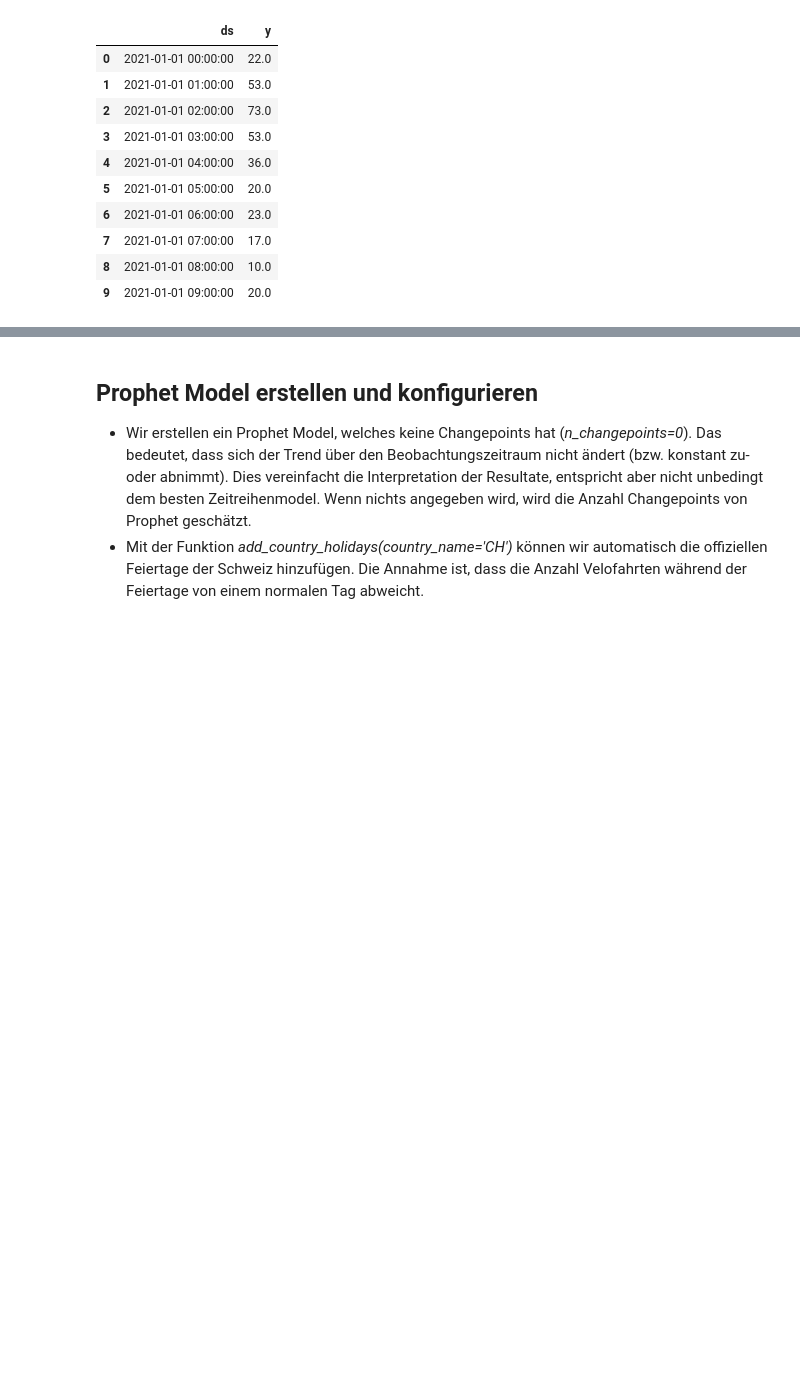
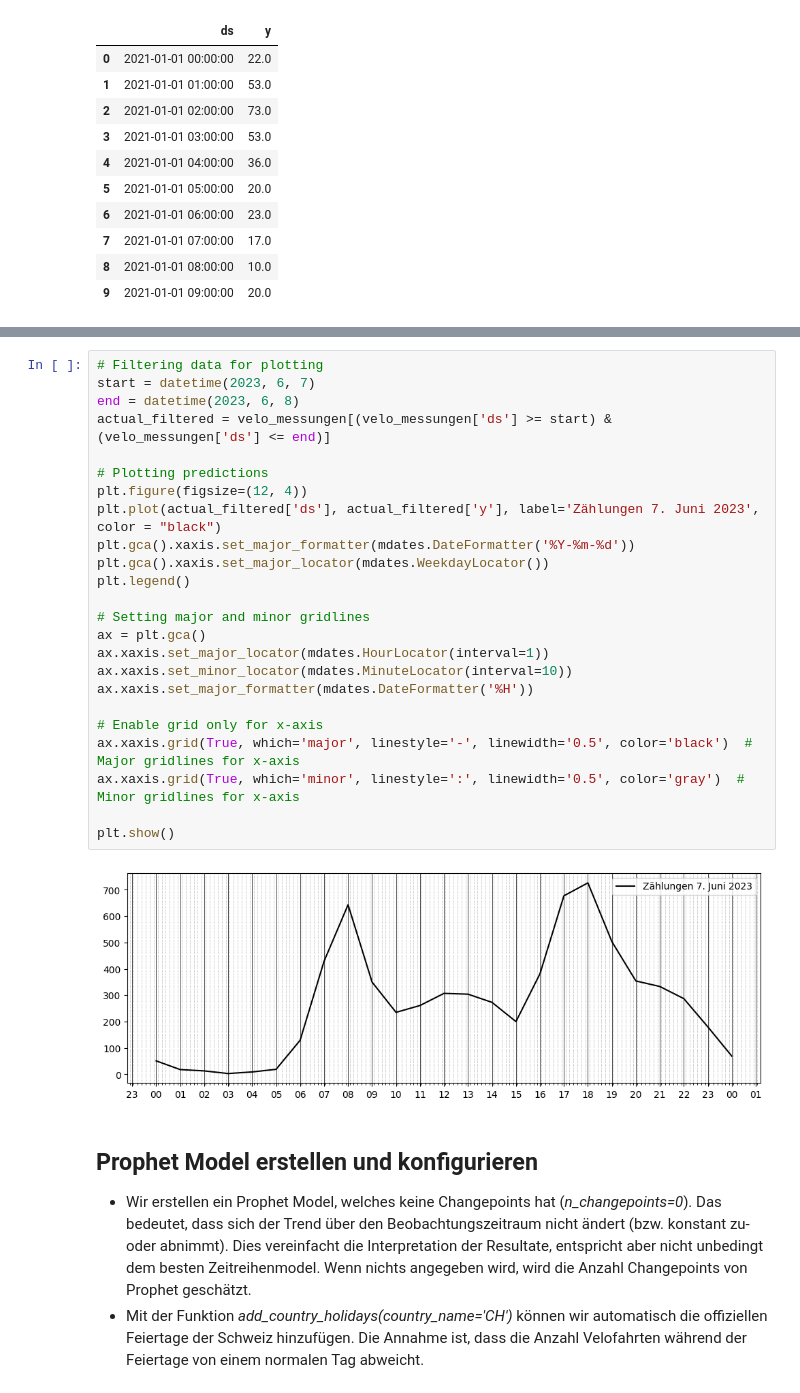
Before and after one commit to curdon/velo-prophet, a Jupyter notebook: Datenanalyse/Code/02-Zeitreihenanalyse.ipynb, the cells around one changed output, grey strips where cells are left out. Drawn from its saved outputs; the diff is of its cells as text; blank space fills up the shorter version.

```diff
--- a/Datenanalyse/Code/02-Zeitreihenanalyse.ipynb
+++ b/Datenanalyse/Code/02-Zeitreihenanalyse.ipynb
@@ -35,3 +90,29 @@ velo_messungen.head(10)
+# %%
+# Filtering data for plotting
+start = datetime(2023, 6, 7)
+end = datetime(2023, 6, 8)
+actual_filtered = velo_messungen[(velo_messungen['ds'] >= start) & (velo_messungen['ds'] <= end)]
+
+# Plotting predictions
+plt.figure(figsize=(12, 4))
+plt.plot(actual_filtered['ds'], actual_filtered['y'], label='Zählungen 7. Juni 2023', color = "black")
+plt.gca().xaxis.set_major_formatter(mdates.DateFormatter('%Y-%m-%d'))
+plt.gca().xaxis.set_major_locator(mdates.WeekdayLocator())
+plt.legend()
+
+# Setting major and minor gridlines
+ax = plt.gca()
+ax.xaxis.set_major_locator(mdates.HourLocator(interval=1))
+ax.xaxis.set_minor_locator(mdates.MinuteLocator(interval=10))
+ax.xaxis.set_major_formatter(mdates.DateFormatter('%H'))
+
+# Enable grid only for x-axis
+ax.xaxis.grid(True, which='major', linestyle='-', linewidth='0.5', color='black')  # Major gridlines for x-axis
+ax.xaxis.grid(True, which='minor', linestyle=':', linewidth='0.5', color='gray')  # Minor gridlines for x-axis
+
+plt.show()
+# %% [output]
+[figure, added]
 # %% [markdown]
 ## Prophet Model erstellen und konfigurieren
 
```
Also changed, not shown: parts of 6 cells of this notebook.
